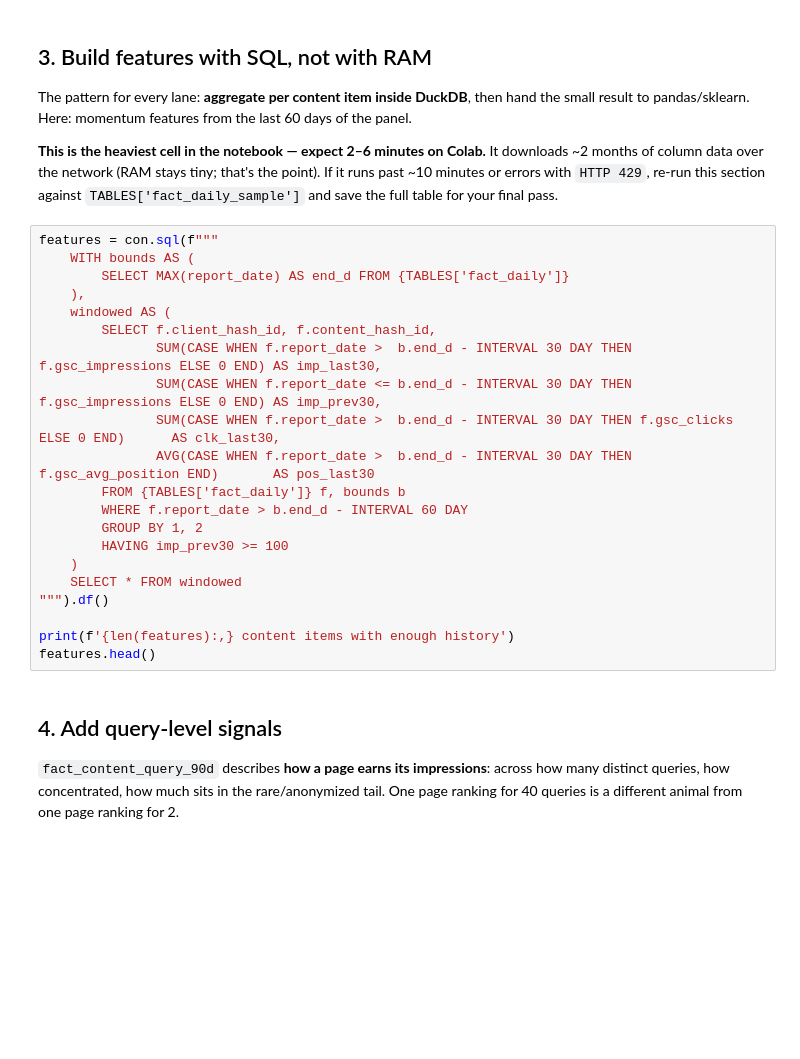
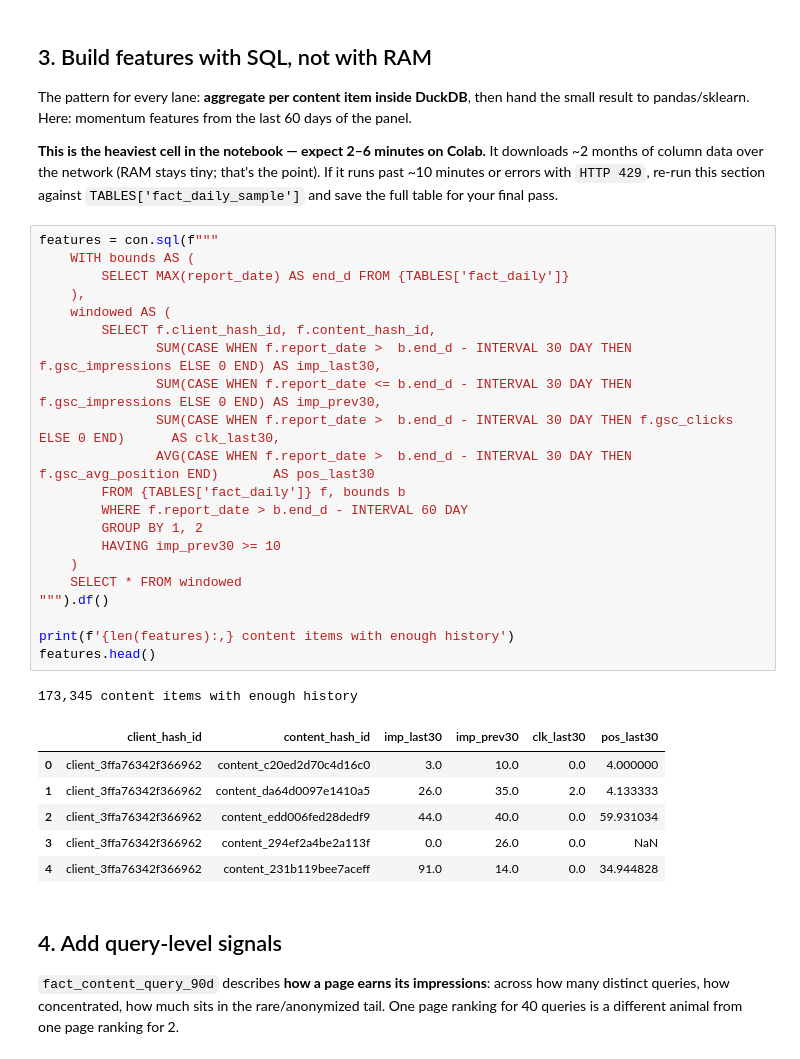
Before and after one commit to SanjanaDhawale/Starter-Notebooks, a Jupyter notebook: notebooks/03_working_with_the_full_release.ipynb, the cells around one changed output. Drawn from its saved outputs; the diff is of its cells as text; blank space fills up the shorter version.

```diff
--- a/notebooks/03_working_with_the_full_release.ipynb
+++ b/notebooks/03_working_with_the_full_release.ipynb
@@ -87,24 +122,32 @@ result to pandas/sklearn. Here: momentum features from the last 60 days of the p
 # %%
 features = con.sql(f"""
     WITH bounds AS (
         SELECT MAX(report_date) AS end_d FROM {TABLES['fact_daily']}
     ),
     windowed AS (
         SELECT f.client_hash_id, f.content_hash_id,
                SUM(CASE WHEN f.report_date >  b.end_d - INTERVAL 30 DAY THEN f.gsc_impressions ELSE 0 END) AS imp_last30,
                SUM(CASE WHEN f.report_date <= b.end_d - INTERVAL 30 DAY THEN f.gsc_impressions ELSE 0 END) AS imp_prev30,
                SUM(CASE WHEN f.report_date >  b.end_d - INTERVAL 30 DAY THEN f.gsc_clicks ELSE 0 END)      AS clk_last30,
                AVG(CASE WHEN f.report_date >  b.end_d - INTERVAL 30 DAY THEN f.gsc_avg_position END)       AS pos_last30
         FROM {TABLES['fact_daily']} f, bounds b
         WHERE f.report_date > b.end_d - INTERVAL 60 DAY
         GROUP BY 1, 2
-        HAVING imp_prev30 >= 100
+        HAVING imp_prev30 >= 10
     )
     SELECT * FROM windowed
 """).df()
 
 print(f'{len(features):,} content items with enough history')
 features.head()
+# %% [output]
+173,345 content items with enough history
+|  | client_hash_id | content_hash_id | imp_last30 | imp_prev30 | clk_last30 | pos_last30 |
+| 0 | client_3ffa76342f366962 | content_c20ed2d70c4d16c0 | 3.0 | 10.0 | 0.0 | 4.000000 |
+| 1 | client_3ffa76342f366962 | content_da64d0097e1410a5 | 26.0 | 35.0 | 2.0 | 4.133333 |
+| 2 | client_3ffa76342f366962 | content_edd006fed28dedf9 | 44.0 | 40.0 | 0.0 | 59.931034 |
+| 3 | client_3ffa76342f366962 | content_294ef2a4be2a113f | 0.0 | 26.0 | 0.0 | NaN |
+| 4 | client_3ffa76342f366962 | content_231b119bee7aceff | 91.0 | 14.0 | 0.0 | 34.944828 |
 # %% [markdown]
 ## 4. Add query-level signals
 
```
Also changed, not shown: parts of 9 cells of this notebook.
